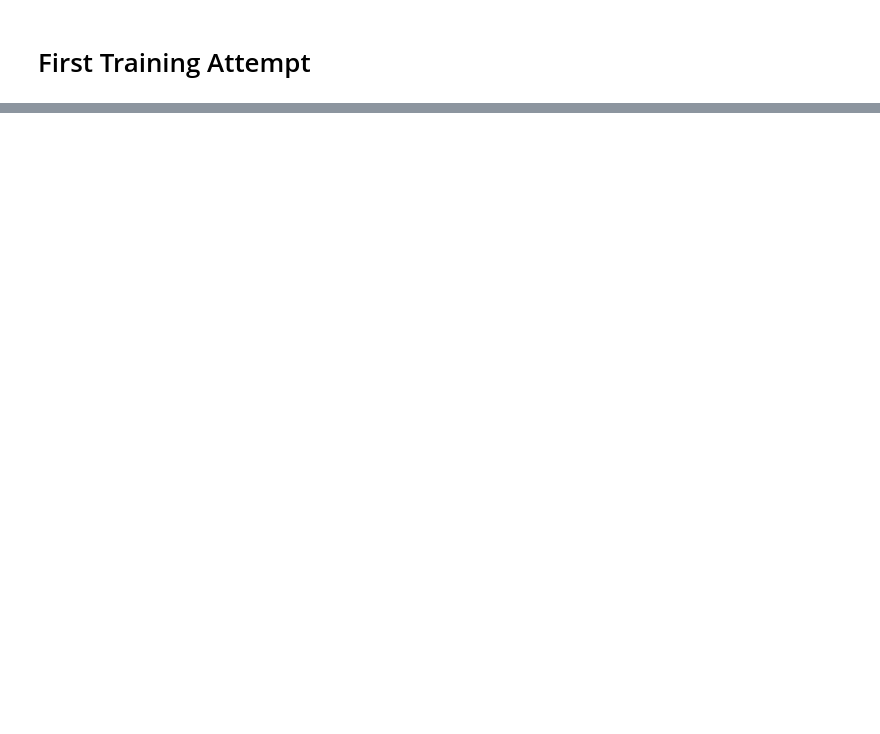
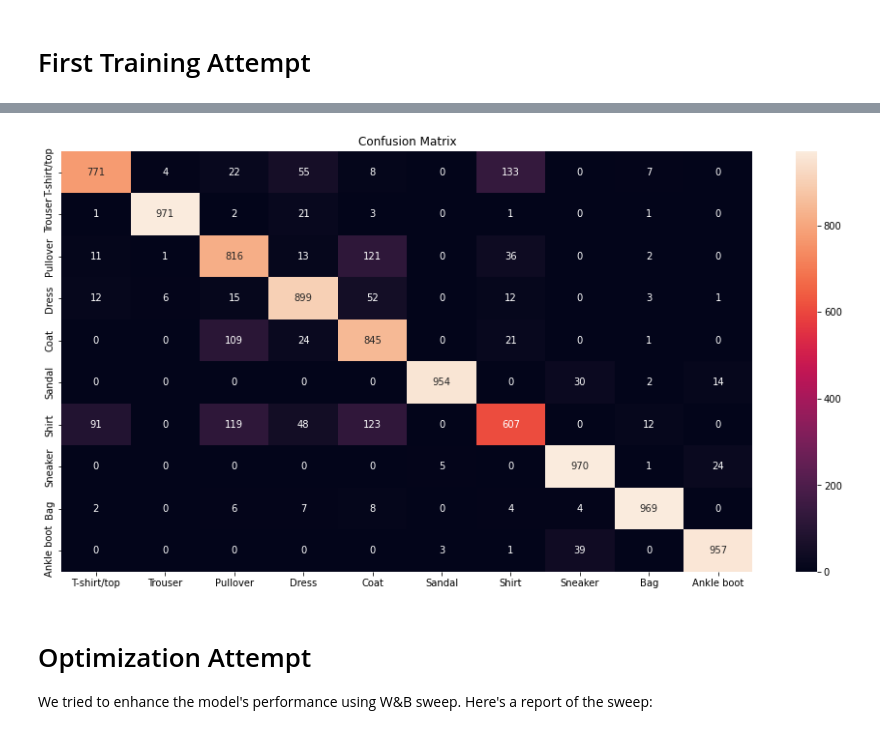
Before and after one commit to ronenmashal/ml-p2, a Jupyter notebook: ML Project 2 - Deep learning.ipynb, the cells around one changed output, grey strips where cells are left out. Cells and saved outputs as stored; diff of their text form; code cells hidden in the pictures; blank space fills up the shorter version.

Commit message:
loading best model from sweep

```diff
--- a/ML Project 2 - Deep learning.ipynb
+++ b/ML Project 2 - Deep learning.ipynb
@@ -11,0 +73,2 @@ Throughout the project we've attempted to utilize the tools offered by W&B, so m
+# %%
+train_set, validation_set, test_set = read_datasets(run)
@@ -65,11 +114,3 @@ We loaded the fashion-mnist dataset, split it to train, validation and test sets
-# %%
-!pip install wandb -qqq
-import wandb
-wandb.login()
-
-timestamp = datetime.now().strftime("%H%M%S")
-run = wandb.init(project=f"ml-p2", entity="ml-p2", name=f"jupyter-{timestamp}"
-        notes = f"Running FCNN model from jupyter @{timestamp}", config = config)
 # %% [markdown]
 # First Training Attempt
 # %% [markdown]
@@ -77,13 +118,3 @@ We first executed the
 # %%
-model.compile(loss=keras.losses.SparseCategoricalCrossentropy(from_logits=False), optimizer='adam', metrics = ['accuracy'])
-
-model.fit(train_set.images, train_set.labels,
-    validation_data = (validation_set.images, validation_set.labels),
-    epochs = config["epochs"],
-    callbacks = [
-        WandbCallback()
-    ]
-)
-
-train_evaluation = model.evaluate(train_set.images, train_set.labels)
-test_evaluation = model.evaluate(test_set.images, test_set.labels)
+model = read_model(run, "FCNN", "v1")
+model.evaluate(train_set.images, train_set.labels)
@@ -89,0 +133,9 @@ test_evaluation = model.evaluate(test_set.images, test_set.labels)
+# %%
+from sklearn.metrics import classification_report, confusion_matrix
+import seaborn as sns
+import matplotlib.pyplot as plt
+
+predictions = model.predict(test_set.images)
+y_test = np.argmax(predictions, axis = 1)
+cr = classification_report(test_set.labels, y_test)
+cm = confusion_matrix(test_set.labels, y_test)
@@ -89,0 +163,18 @@ test_evaluation = model.evaluate(test_set.images, test_set.labels)
+# %%
+class_names = ["T-shirt/top","Trouser","Pullover","Dress","Coat","Sandal","Shirt","Sneaker","Bag","Ankle boot"]
+
+plt.subplots(1, 1, figsize = (16, 8))
+ax = plt.subplot()
+# labels, title and ticks
+ax.set_xlabel('Predicted labels')
+ax.set_ylabel('True labels')
+ax.set_title('Confusion Matrix')
+sns.heatmap(cm, annot=True, fmt='g', ax=ax)
+x = ax.xaxis.set_ticklabels(class_names)
+y = ax.yaxis.set_ticklabels(class_names)
+# %% [output]
+[figure, added]
+# %% [markdown]
+# Optimization Attempt
+
+We tried to enhance the model's performance using W&B sweep. Here's a report of the sweep:
```
Also changed, not shown: parts of 40 cells of this notebook, 3 other files.
